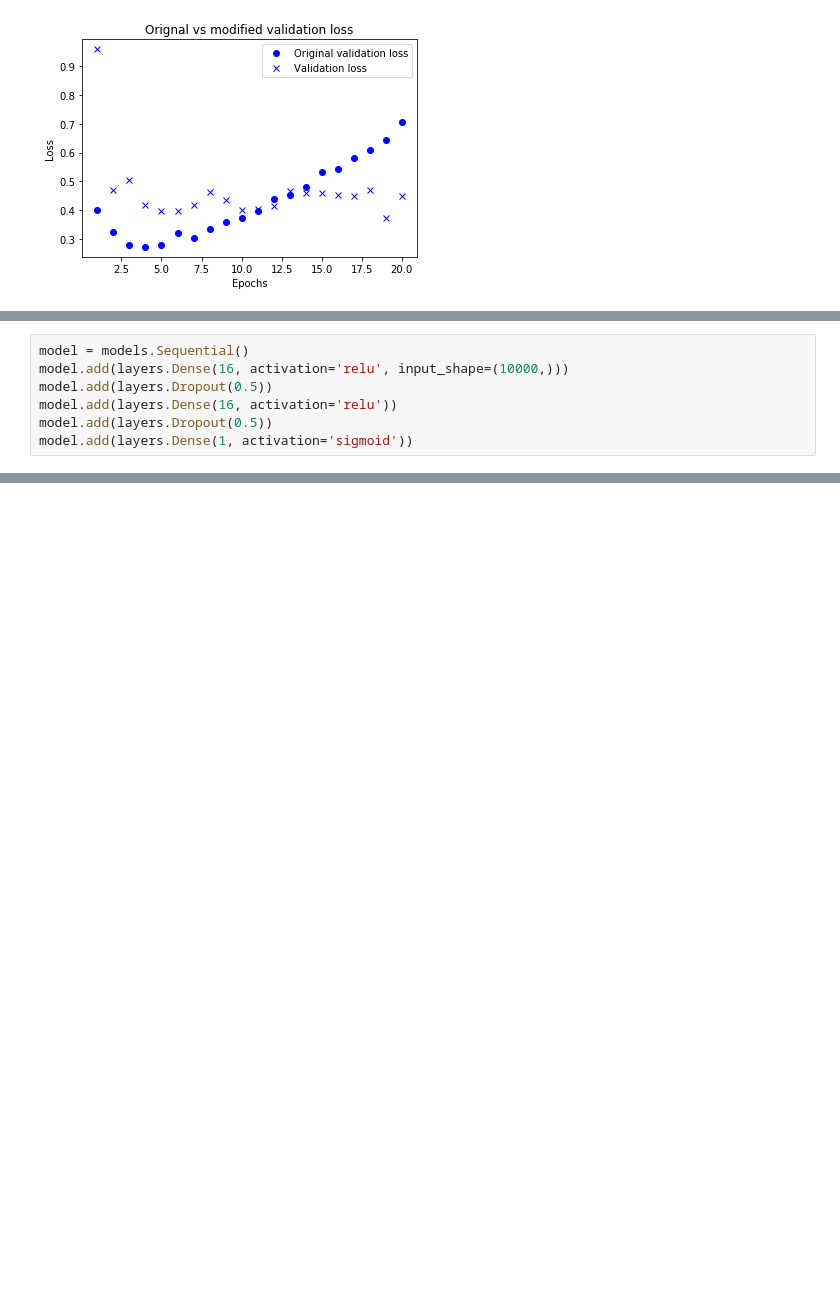
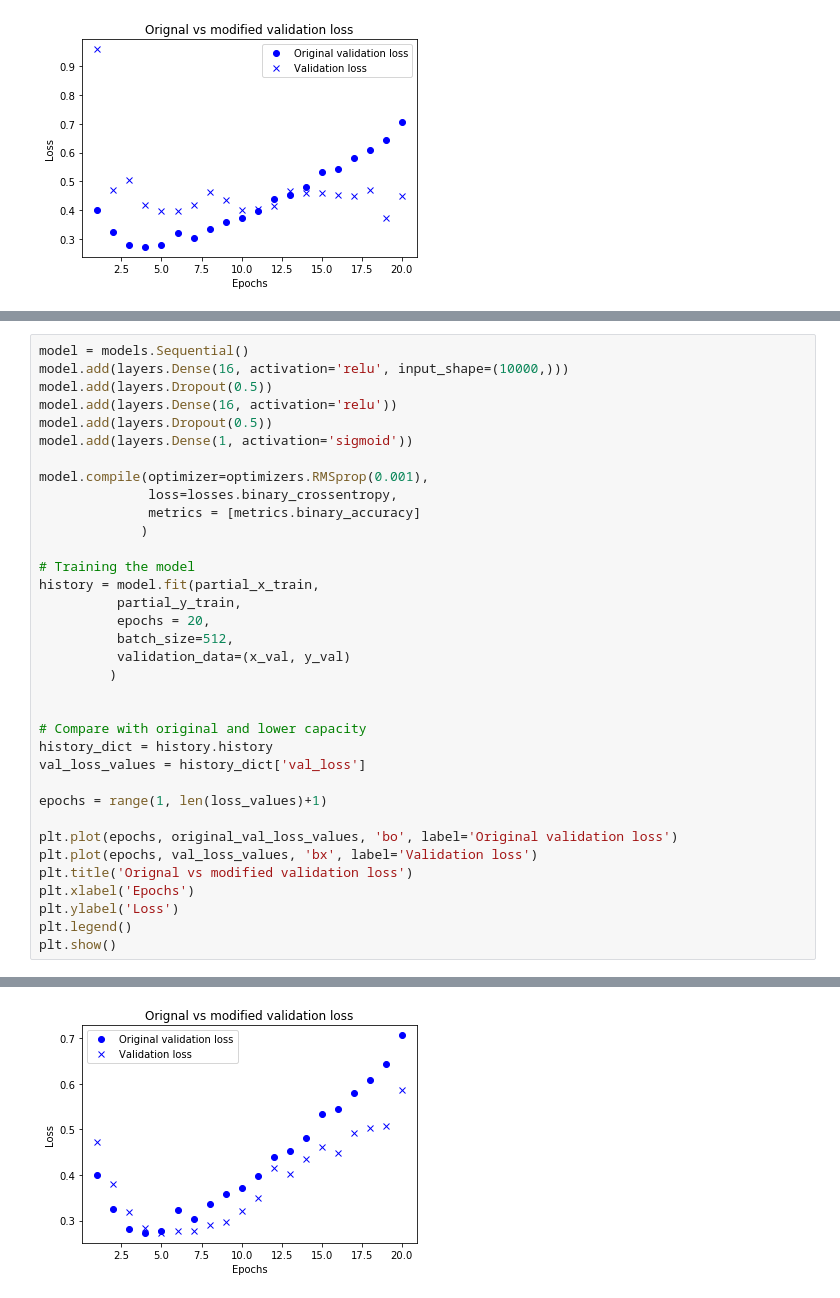
Before and after one commit to ShuvenduRoy/Artificial_intelligence_with_deep_learning, a Jupyter notebook: fundamentals_of_machine_learning/Overfitting_and_Underfitting.ipynb, the cells around one changed output, grey strips where cells are left out. Cells and saved outputs as stored; diff of their text form; blank space fills up the shorter version.

```diff
--- a/fundamentals_of_machine_learning/Overfitting_and_Underfitting.ipynb
+++ b/fundamentals_of_machine_learning/Overfitting_and_Underfitting.ipynb
@@ -350,3 +410,32 @@ model.add(layers.Dropout(0.5))
 model.add(layers.Dense(16, activation='relu'))
 model.add(layers.Dropout(0.5))
 model.add(layers.Dense(1, activation='sigmoid'))
+
+model.compile(optimizer=optimizers.RMSprop(0.001),
+              loss=losses.binary_crossentropy,
+              metrics = [metrics.binary_accuracy]
+             )
+
+# Training the model
+history = model.fit(partial_x_train,
+          partial_y_train,
+          epochs = 20,
+          batch_size=512,
+          validation_data=(x_val, y_val)
+         )
+
+
+# Compare with original and lower capacity
+history_dict = history.history
+val_loss_values = history_dict['val_loss']
+
+epochs = range(1, len(loss_values)+1)
+
+plt.plot(epochs, original_val_loss_values, 'bo', label='Original validation loss')
+plt.plot(epochs, val_loss_values, 'bx', label='Validation loss')
+plt.title('Orignal vs modified validation loss')
+plt.xlabel('Epochs')
+plt.ylabel('Loss')
+plt.legend()
+plt.show()
+# %% [output]
@@ -352,0 +459 @@ model.add(layers.Dense(1, activation='sigmoid'))
+[figure, added]
```
Also changed, not shown: parts of 3 cells of this notebook.
